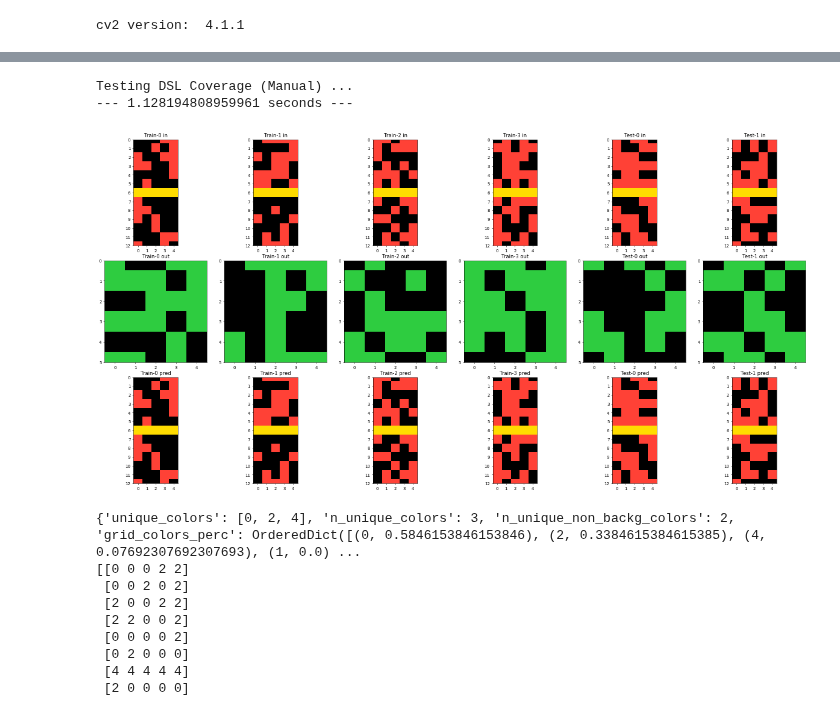
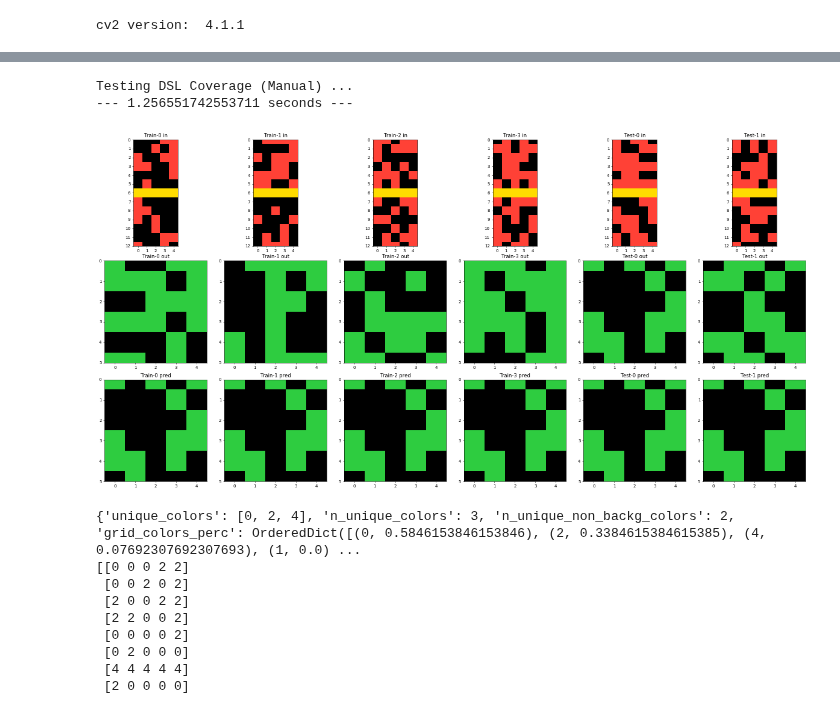
Before and after one commit to lorepieri8/ARC_challenge, a Jupyter notebook: ARC_DSL.ipynb, the cells around one changed output, grey strips where cells are left out. Saved outputs shown, nothing was run; the diff lists cells and outputs as text; code cells hidden in the pictures.

Commit message:
superp_reg_n

```diff
--- a/ARC_DSL.ipynb
+++ b/ARC_DSL.ipynb
@@ -1126,12 +1195,14 @@ crop = [
     crop_2
 ]
 symmetric = [symmetric_1, symmetric_2]
-color = [color_1, color_2, color_3,
-         color_ob_1
+color = [color_1, color_2, color_3, color_ob_1
         ]
+
+superpose = [superp_reg_1,superp_reg_2,superp_reg_3,superp_reg_4]
+
 special = [special_1]
 
-DSL_functions =  rotate + flip + mirror + repeat + rescale + crop + symmetric + color + special
+DSL_functions =  rotate + flip + mirror + repeat + rescale + crop + symmetric + color + superpose + special
 DSL_fs_names = [f.__name__ for f in DSL_functions]
 print("DSL_fs_names ", DSL_fs_names)
 print("Total number of functions: ", len(DSL_functions))
@@ -1203,6 +1274,10 @@ def get_functions_actions(entity):
     "color_2":{"color_changed":True,"color_perc_changed":True,"most_common_color_changed":"UNDEF","second_most_common_color_changed":"UNDEF","least_common_color_changed":"UNDEF","shape_changed":False,"h_shape_changed":False,"v_shape_changed":False,"h_symm_changed":False,"v_symm_changed":False,"ld_symm_changed":False,"rd_symm_changed":False},
     "color_3":{"color_changed":True,"color_perc_changed":True,"most_common_color_changed":"UNDEF","second_most_common_color_changed":"UNDEF","least_common_color_changed":"UNDEF","shape_changed":False,"h_shape_changed":False,"v_shape_changed":False,"h_symm_changed":"UNDEF","v_symm_changed":"UNDEF","ld_symm_changed":"UNDEF","rd_symm_changed":"UNDEF"},
     "color_ob_1":{"color_changed":True,"color_perc_changed":True,"most_common_color_changed":"UNDEF","second_most_common_color_changed":"UNDEF","least_common_color_changed":"UNDEF","shape_changed":False,"h_shape_changed":False,"v_shape_changed":False,"h_symm_changed":"UNDEF","v_symm_changed":"UNDEF","ld_symm_changed":"UNDEF","rd_symm_changed":"UNDEF"},
+    "superp_reg_1":{"color_changed":True,"color_perc_changed":True,"most_common_color_changed":"UNDEF","second_most_common_color_changed":"UNDEF","least_common_color_changed":"UNDEF","shape_changed":True,"h_shape_changed":"UNDEF","v_shape_changed":"UNDEF","h_symm_changed":"UNDEF","v_symm_changed":"UNDEF","ld_symm_changed":"UNDEF","rd_symm_changed":"UNDEF"},
+    "superp_reg_2":{"color_changed":True,"color_perc_changed":True,"most_common_color_changed":"UNDEF","second_most_common_color_changed":"UNDEF","least_common_color_changed":"UNDEF","shape_changed":True,"h_shape_changed":"UNDEF","v_shape_changed":"UNDEF","h_symm_changed":"UNDEF","v_symm_changed":"UNDEF","ld_symm_changed":"UNDEF","rd_symm_changed":"UNDEF"},
+    "superp_reg_3":{"color_changed":True,"color_perc_changed":True,"most_common_color_changed":"UNDEF","second_most_common_color_changed":"UNDEF","least_common_color_changed":"UNDEF","shape_changed":True,"h_shape_changed":"UNDEF","v_shape_changed":"UNDEF","h_symm_changed":"UNDEF","v_symm_changed":"UNDEF","ld_symm_changed":"UNDEF","rd_symm_changed":"UNDEF"},
+    "superp_reg_4":{"color_changed":True,"color_perc_changed":True,"most_common_color_changed":"UNDEF","second_most_common_color_changed":"UNDEF","least_common_color_changed":"UNDEF","shape_changed":True,"h_shape_changed":"UNDEF","v_shape_changed":"UNDEF","h_symm_changed":"UNDEF","v_symm_changed":"UNDEF","ld_symm_changed":"UNDEF","rd_symm_changed":"UNDEF"},
     "special_1":{"color_changed":True,"color_perc_changed":True,"most_common_color_changed":"UNDEF","second_most_common_color_changed":"UNDEF","least_common_color_changed":"UNDEF","shape_changed":"UNDEF","h_shape_changed":"UNDEF","v_shape_changed":"UNDEF","h_symm_changed":"UNDEF","v_symm_changed":"UNDEF","ld_symm_changed":"UNDEF","rd_symm_changed":"UNDEF"}
                    }
     return functions_actions
@@ -1920,7 +1999,7 @@ accuracy_tasks = []
 detailed_accuracy_tasks = []
 slow_tasks = []
 training_flag = True
-start=195
+start=71
 finish=start+1
 if (training_flag == True) and DEBUG:
     for task_n in range(start,finish):
@@ -2098,28 +2178,29 @@ len(prepare_magic_arguments(special_1, magic_numbers) 144
 # %%
 start_time = time.time()
 print("Testing DSL Coverage (Manual) ...")
 
 def combine_tasks(a):
     b = a.copy()
-    t_in = task_data.train_tensors[0][0]
+    t_in = task_data.train_tensors[2][0]
+    t_in = task_data.test_tensors[0][0]
     #b = flip_2(b,t_in, task_data)
     #b = crop_1(b,*[6])
     #b = symmetric_1(b,t_in, task_data)
-    #b = special_1(b,*[4,3,1])
+    b = superp_reg_3(b,t_in, task_data,*[0,3])
     #b = crop_2(b,*[1,1,(0,0)])
     #b = color_ob_1(b,t_in, task_data,*[3])
 
     return b
 
 tasks_indices = [task_n]
 for task in tasks_indices:
     check_p(train_task_data[task], combine_tasks)
 
 print("--- %s seconds ---" % (time.time() - start_time))
 # %% [output]
 Testing DSL Coverage (Manual) ...
---- 1.128194808959961 seconds ---
+--- 1.256551742553711 seconds ---
-[figure, old version]
+[figure, new version]
 # %%
 #timeit flip_2(tt,task_data.train_tensors[0][0], task_data)
 # %%
```
Also changed, not shown: parts of 31 cells of this notebook.
